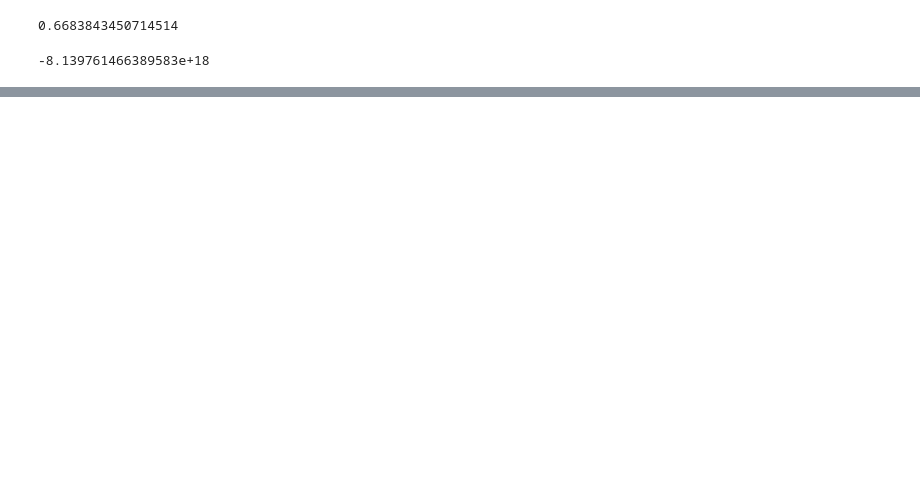
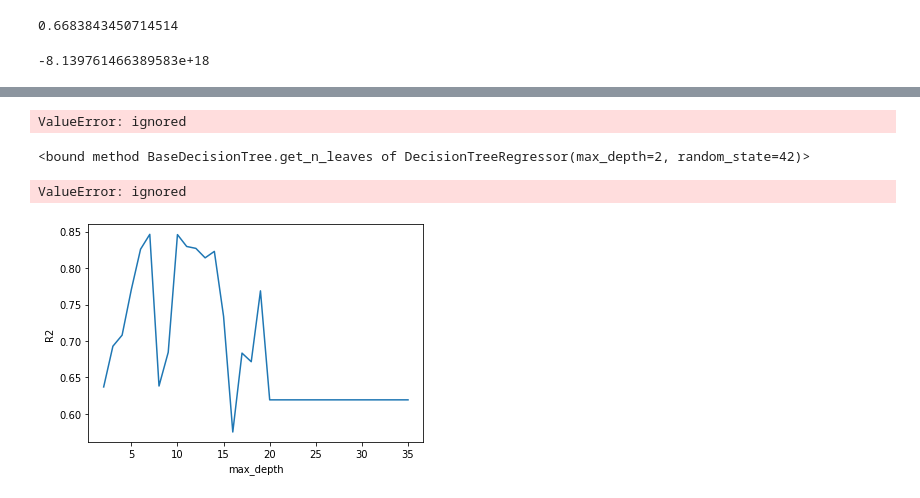
Before and after one commit to robsworld718/food-sales-predictions, a Jupyter notebook: Copy_of_food_sales_predictions.ipynb, the cells around one changed output, grey strips where cells are left out. Drawn from its saved outputs; the diff is of its cells as text; code cells hidden in the pictures; blank space fills up the shorter version.

```diff
--- a/Copy_of_food_sales_predictions.ipynb
+++ b/Copy_of_food_sales_predictions.ipynb
@@ -654,0 +726,2 @@ pipe.score(X_test, y_test)
+# %%
+pipe3.fit(X_train, y_train)
@@ -654,0 +746,38 @@ pipe.score(X_test, y_test)
+# %%
+dec_tree_2 = DecisionTreeRegressor(max_depth = 2, random_state = 42)
+dec_tree_2.fit(X_train, y_train)
+train_2_score = dec_tree_2.score(X_train, y_train)
+test_2_score = dec_tree_2.score(X_test, y_test)
+print(train_2_score)
+print(test_2_score)
+# %% [output]
+ValueError: ignored
+# %%
+dec_tree_2.get_n_leaves
+# %% [output]
+<bound method BaseDecisionTree.get_n_leaves of DecisionTreeRegressor(max_depth=2, random_state=42)>
+# %%
+dec_tree_10 = DecisionTreeRegressor(max_depth = 10, random_state = 42)
+dec_tree_10.fit(X_train, y_train)
+train_10_score = dec_tree_10.score(X_train, y_train)
+test_10_score = dec_tree_10.score(X_test, y_test)
+print(train_10_score)
+print(test_10_score)
+# %% [output]
+ValueError: ignored
+# %%
+max_depth_range = list(range(2, 36))
+r2 = []
+for depth in max_depth_range:
+    dec_tree = DecisionTreeRegressor(max_depth = depth,
+                             random_state = 42)
+    dec_tree.fit(X_train, y_train)
+    score = dec_tree.score(X_test, y_test)
+    r2.append(score)
+# %%
+import matplotlib.pyplot as plt
+plt.plot(max_depth_range, r2)
+plt.xlabel('max_depth')
+plt.ylabel('R2');
+# %% [output]
+[figure, added]
```
Also changed, not shown: parts of 18 cells of this notebook.
